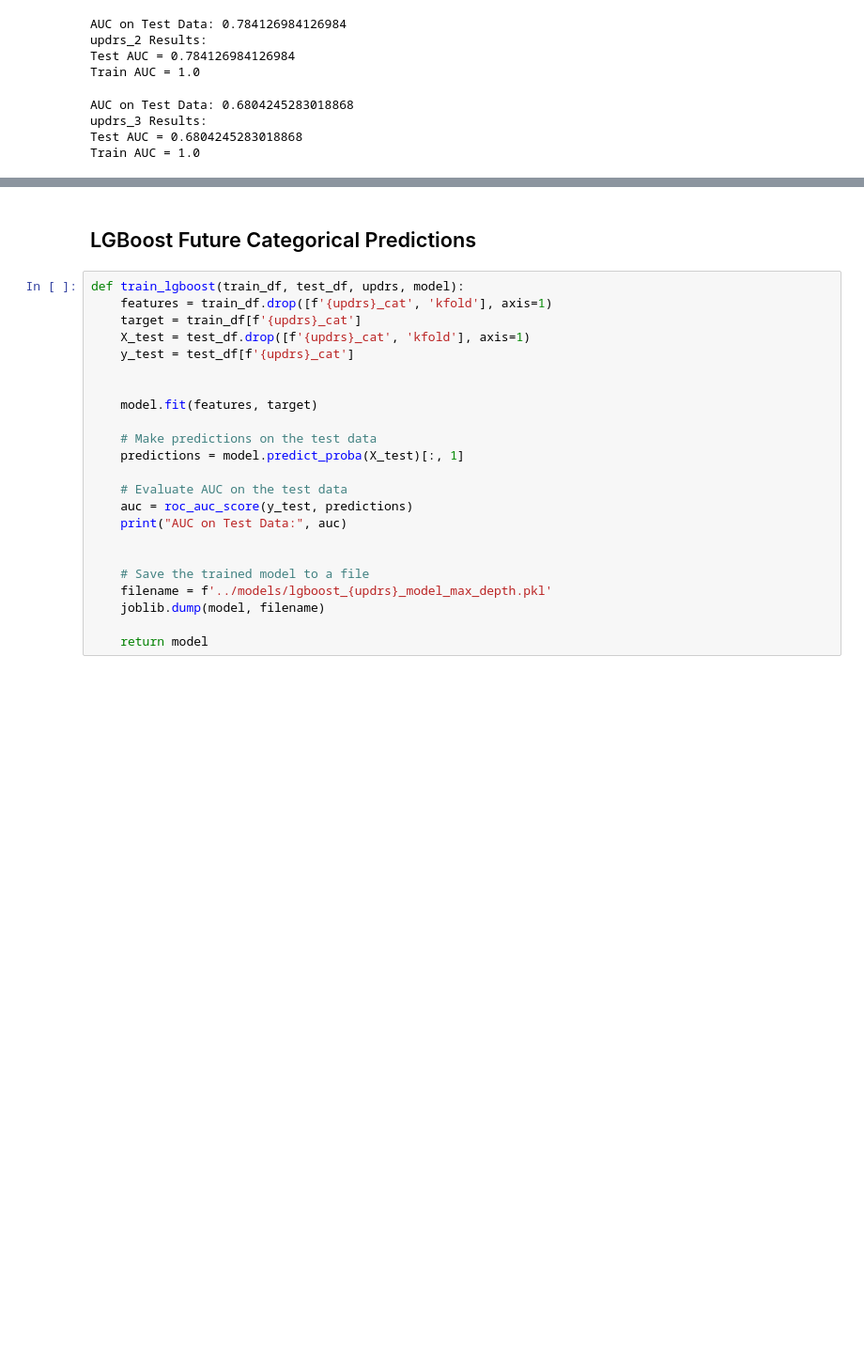
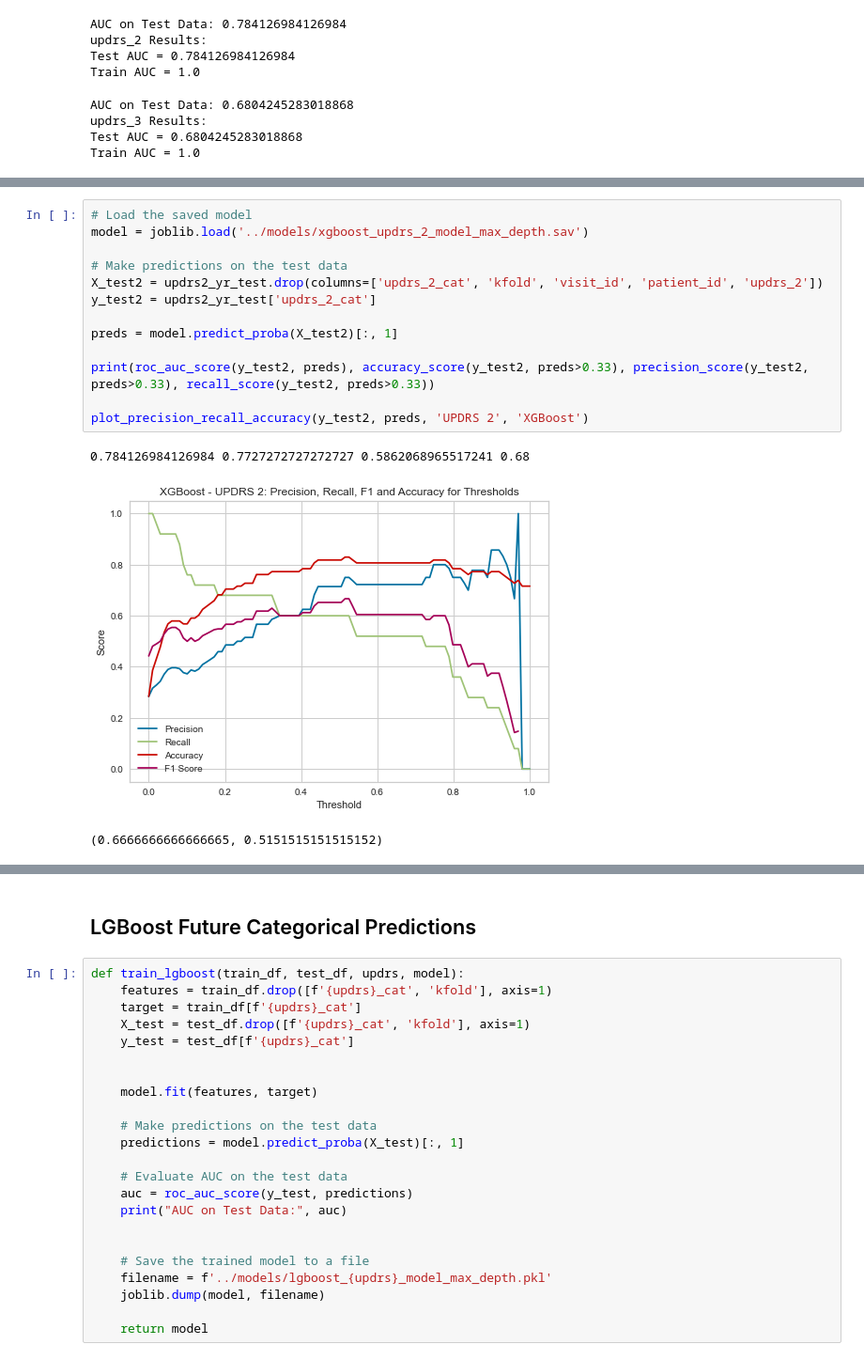
Before and after one commit to dagartga/Boosted-Models-for-Parkinsons-Prediction, a Jupyter notebook: parkinsons_1/notebooks/Compare_SMOTE_1yr_Models.ipynb, the cells around one changed output, grey strips where cells are left out. Shown at 94% size. Cells and saved outputs as stored; diff of their text form; blank space fills up the shorter version.

```diff
--- a/parkinsons_1/notebooks/Compare_SMOTE_1yr_Models.ipynb
+++ b/parkinsons_1/notebooks/Compare_SMOTE_1yr_Models.ipynb
@@ -626,0 +644,17 @@ Train AUC = 1.0
+# %%
+# Load the saved model
+model = joblib.load('../models/xgboost_updrs_2_model_max_depth.sav')
+
+# Make predictions on the test data
+X_test2 = updrs2_yr_test.drop(columns=['updrs_2_cat', 'kfold', 'visit_id', 'patient_id', 'updrs_2'])
+y_test2 = updrs2_yr_test['updrs_2_cat']
+
+preds = model.predict_proba(X_test2)[:, 1]
+
+print(roc_auc_score(y_test2, preds), accuracy_score(y_test2, preds>0.33), precision_score(y_test2, preds>0.33), recall_score(y_test2, preds>0.33))
+
+plot_precision_recall_accuracy(y_test2, preds, 'UPDRS 2', 'XGBoost')
+# %% [output]
+0.784126984126984 0.7727272727272727 0.5862068965517241 0.68
+[figure, added]
+(0.6666666666666665, 0.5151515151515152)
```
Also changed, not shown: parts of 9 cells of this notebook.
